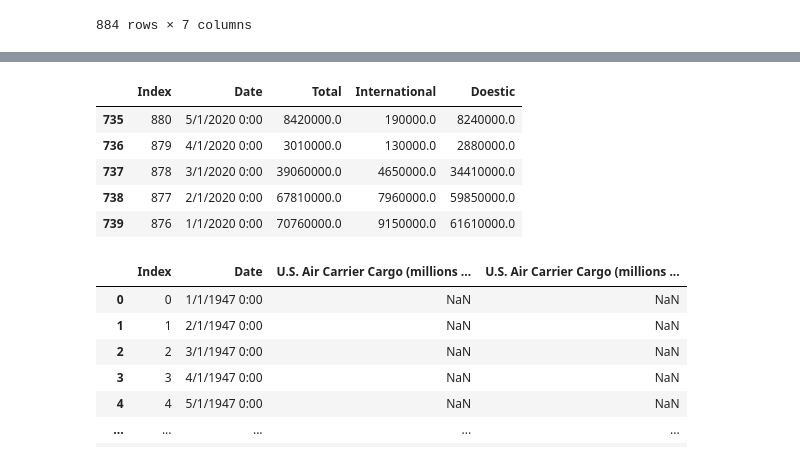
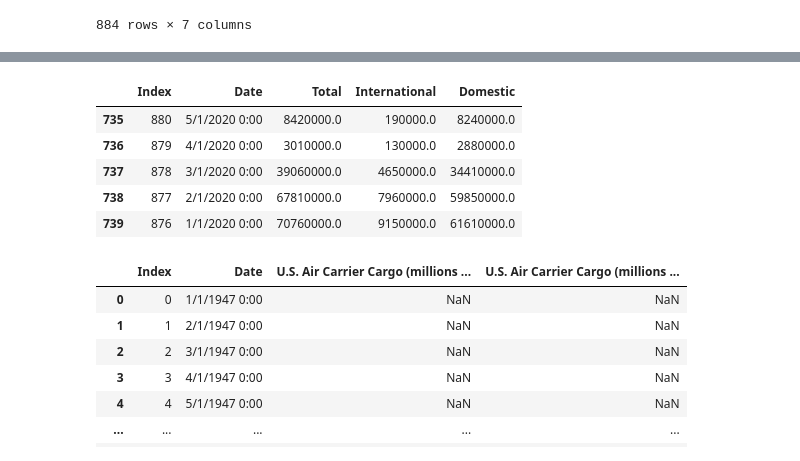
Before and after one commit to RBLevine/ETL-Project, a Jupyter notebook: CSVCleanUp/CSV_Cleanup_Final.ipynb, the cells around one changed output, grey strips where cells are left out. Drawn from its saved outputs; the diff is of its cells as text; code cells hidden in the pictures.

```diff
--- a/CSVCleanUp/CSV_Cleanup_Final.ipynb
+++ b/CSVCleanUp/CSV_Cleanup_Final.ipynb
@@ -307,11 +307,11 @@ airline_df
 # %%
 # Rename columns for ease
 airline_df.rename(columns = {'U.S. Airline Traffic - Total - Seasonally Adjusted':'Total',
                            'U.S. Airline Traffic - International - Seasonally Adjusted':'International',
-                           'U.S. Airline Traffic - Domestic - Seasonally Adjusted':'Doestic'}, inplace = True)
+                           'U.S. Airline Traffic - Domestic - Seasonally Adjusted':'Domestic'}, inplace = True)
 airline_df.head()
 # %% [output]
-|  | Index | Date | Total | International | Doestic |
+|  | Index | Date | Total | International | Domestic |
 | 735 | 880 | 5/1/2020 0:00 | 8420000.0 | 190000.0 | 8240000.0 |
 | 736 | 879 | 4/1/2020 0:00 | 3010000.0 | 130000.0 | 2880000.0 |
 | 737 | 878 | 3/1/2020 0:00 | 39060000.0 | 4650000.0 | 34410000.0 |
```
Also changed, not shown: 1 other file.
